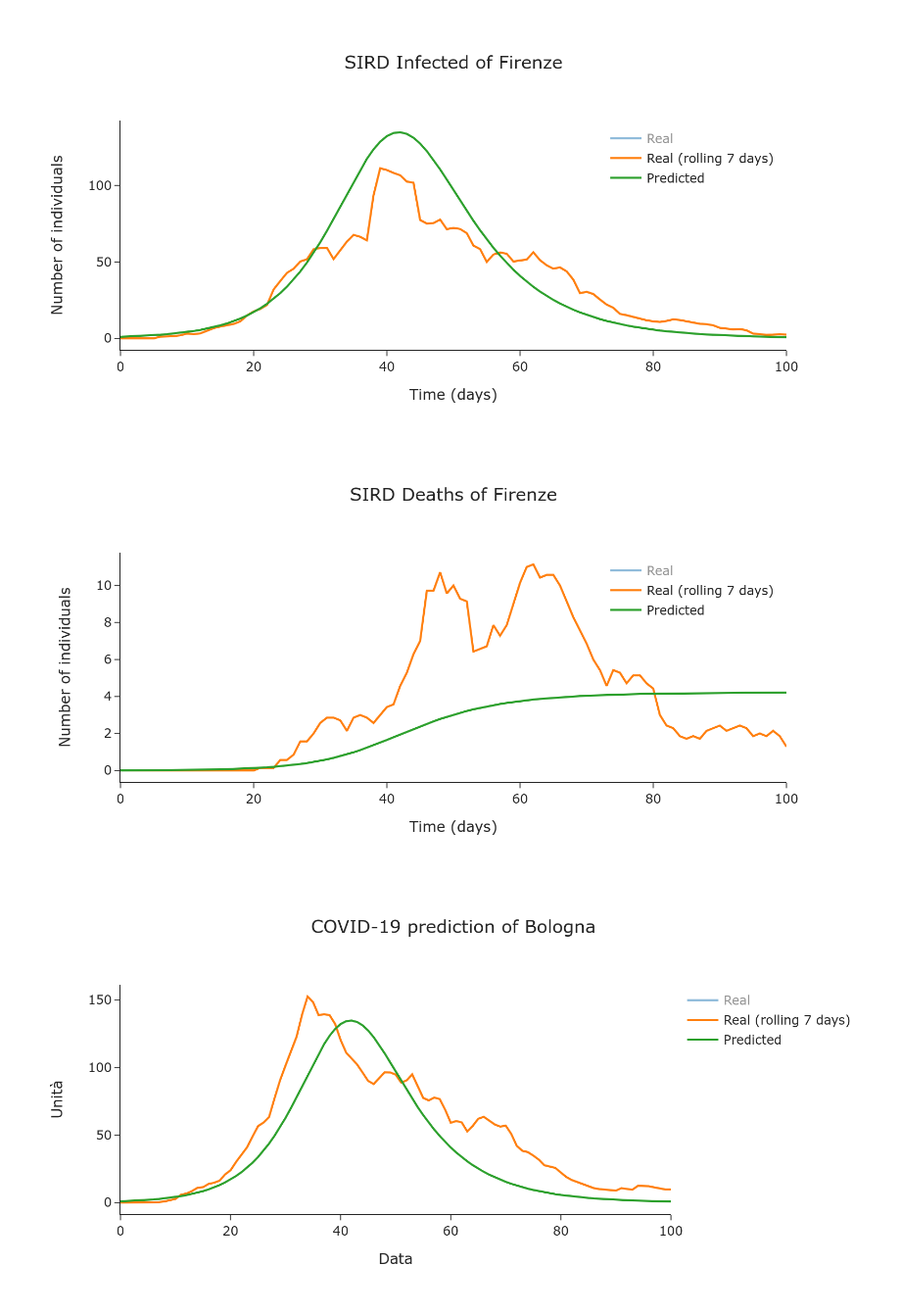
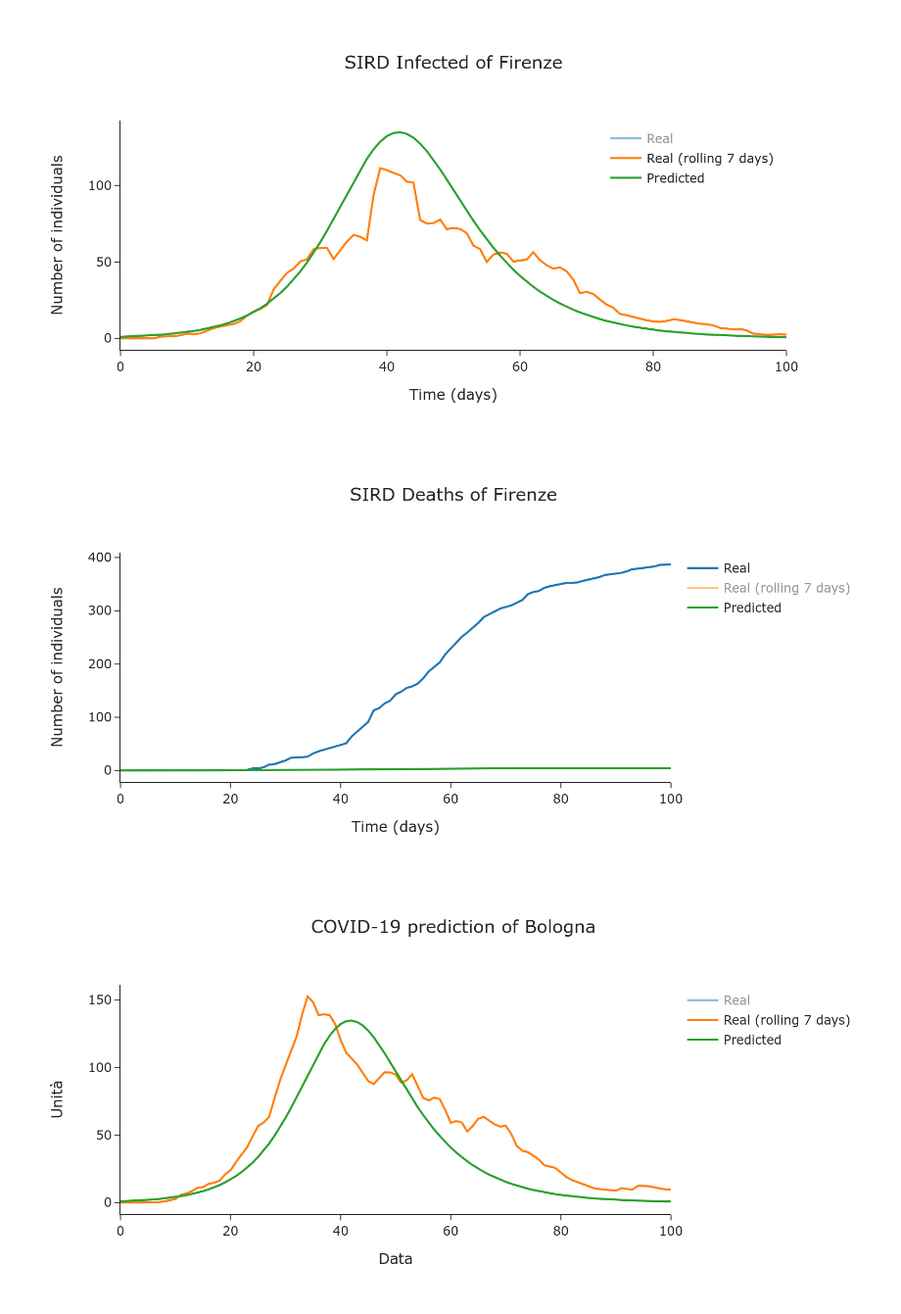
Before and after one commit to nicoloverardo/master-degree-thesis, a Jupyter notebook: notebooks/sird.ipynb, the cells around one changed output. Shown at 98% size. Drawn from its saved outputs; the diff is of its cells as text; code cells hidden in the pictures.

```diff
--- a/notebooks/sird.ipynb
+++ b/notebooks/sird.ipynb
@@ -83,19 +83,19 @@ general_plot(t=times,
 # %% [output]
 [figure]
 # %%
-names, title, data, modes = data_for_plot('Deaths', covidpro_df, 'Deaths', D, province)
+names, title, data, modes = data_for_plot('Deaths', covidpro_df, 'Tot_deaths', D, province)
 
 general_plot(t=times,
              title=title,
              data=data,
              names=names,
              modes=modes,
-             blend_legend=True,
+             blend_legend=False,
              output_image=True,
-             traces_visibility=['legendonly',True,True],
+             traces_visibility=[True,'legendonly',True],
              template='simple_white')
 # %% [output]
-[figure, old version]
+[figure, new version]
 # %%
 result = pd.DataFrame()
 for prov in covidpro_df.Province.unique():
```
Also changed, not shown: parts of 29 cells of this notebook.
